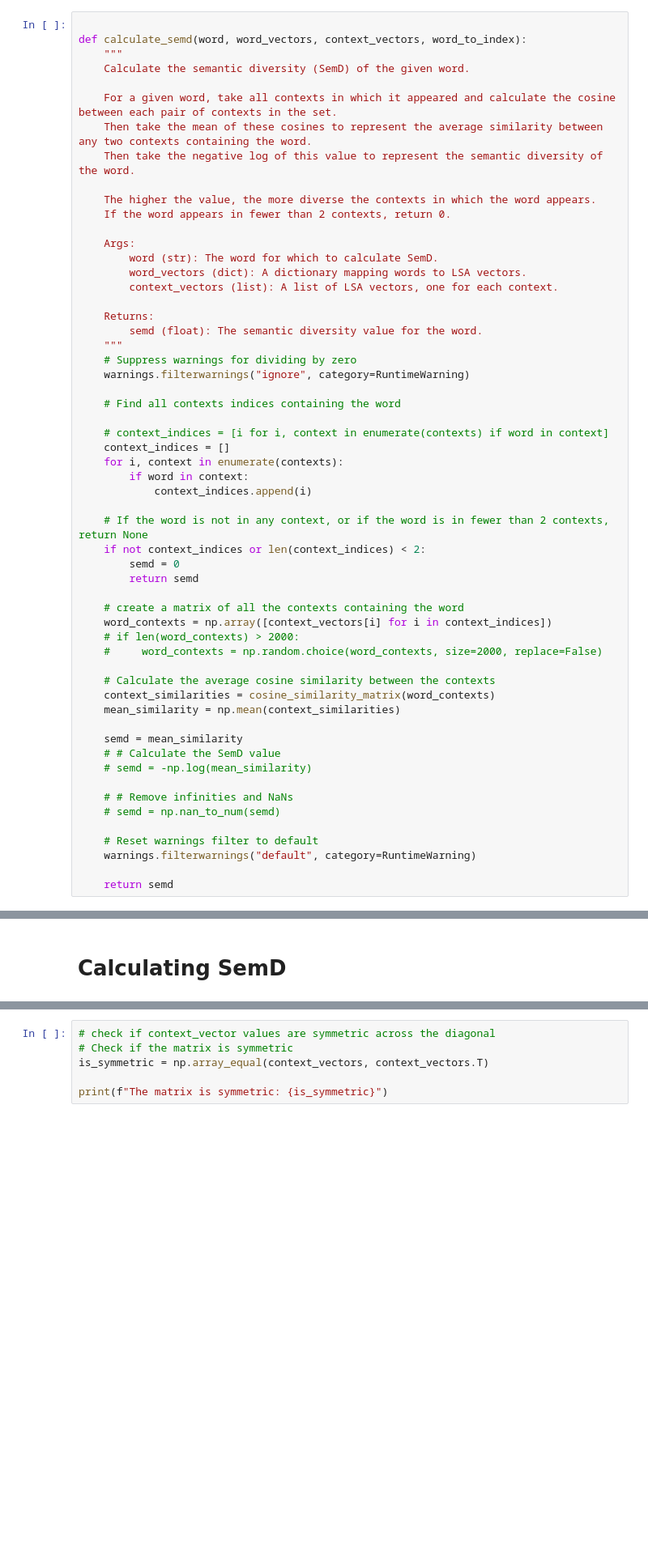
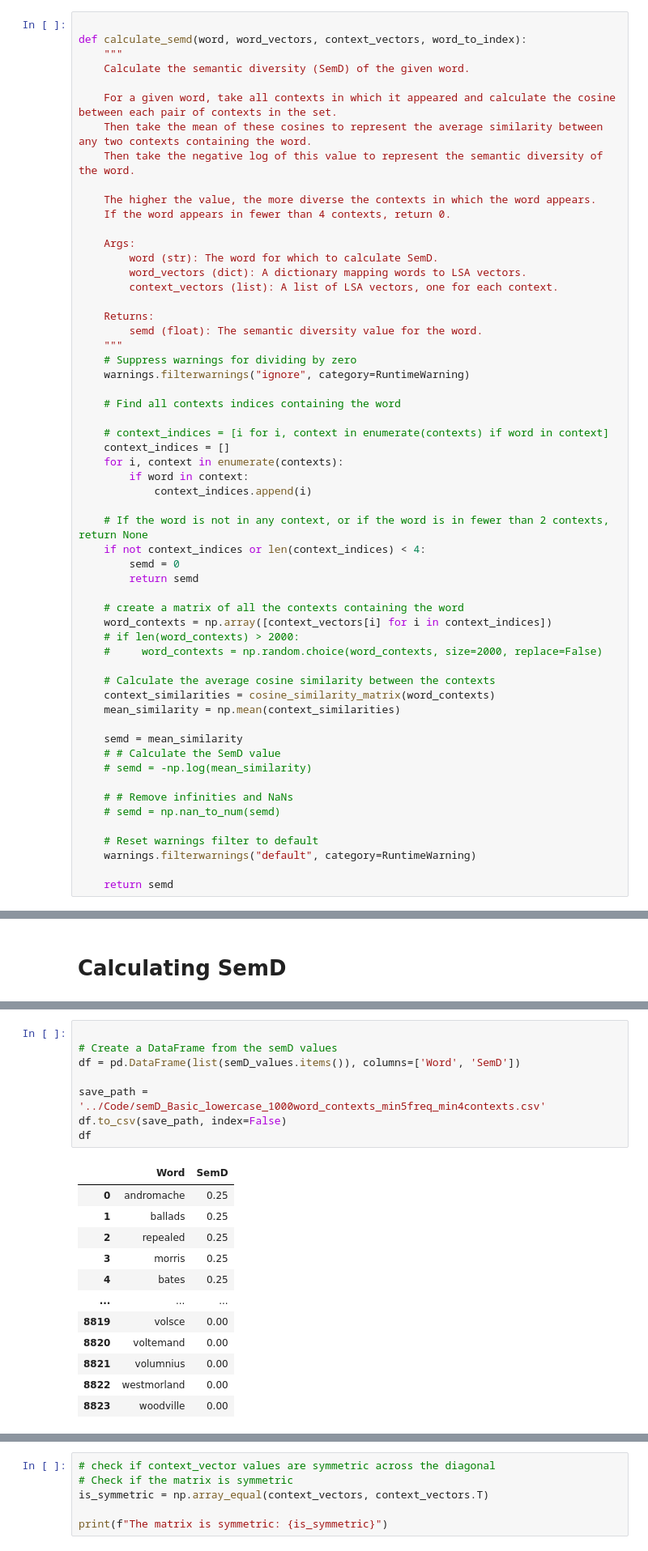
Before and after one commit to srikanth-iyer/SSIE-519-Soft-Computing-Final-project--Srikanth--Annajirao, a Jupyter notebook: Code/SemD basic.ipynb, the cells around one changed output, grey strips where cells are left out. Shown at 81% size. Cells and saved outputs as stored; diff of their text form; blank space fills up the shorter version.

```diff
--- a/Code/SemD basic.ipynb
+++ b/Code/SemD basic.ipynb
@@ -366,7 +366,7 @@ def calculate_semd(word, word_vectors, context_vectors, word_to_index):
     Then take the negative log of this value to represent the semantic diversity of the word.
 
     The higher the value, the more diverse the contexts in which the word appears.
-    If the word appears in fewer than 2 contexts, return 0.
+    If the word appears in fewer than 4 contexts, return 0.
 
     Args:
         word (str): The word for which to calculate SemD.
@@ -388,7 +388,7 @@ def calculate_semd(word, word_vectors, context_vectors, word_to_index):
             context_indices.append(i)
 
     # If the word is not in any context, or if the word is in fewer than 2 contexts, return None
-    if not context_indices or len(context_indices) < 2:
+    if not context_indices or len(context_indices) < 4:
         semd = 0
         return semd
 
@@ -455,0 +464,21 @@ KeyboardInterrupt:
+# %%
+
+# Create a DataFrame from the semD values
+df = pd.DataFrame(list(semD_values.items()), columns=['Word', 'SemD'])
+
+save_path = '../Code/semD_Basic_lowercase_1000word_contexts_min5freq_min4contexts.csv'
+df.to_csv(save_path, index=False)
+df
+# %% [output]
+|  | Word | SemD |
+| 0 | andromache | 0.25 |
+| 1 | ballads | 0.25 |
+| 2 | repealed | 0.25 |
+| 3 | morris | 0.25 |
+| 4 | bates | 0.25 |
+| ... | ... | ... |
+| 8819 | volsce | 0.00 |
+| 8820 | voltemand | 0.00 |
+| 8821 | volumnius | 0.00 |
+| 8822 | westmorland | 0.00 |
+| 8823 | woodville | 0.00 |
```
Also changed, not shown: parts of 3 cells of this notebook, 2 other files.
